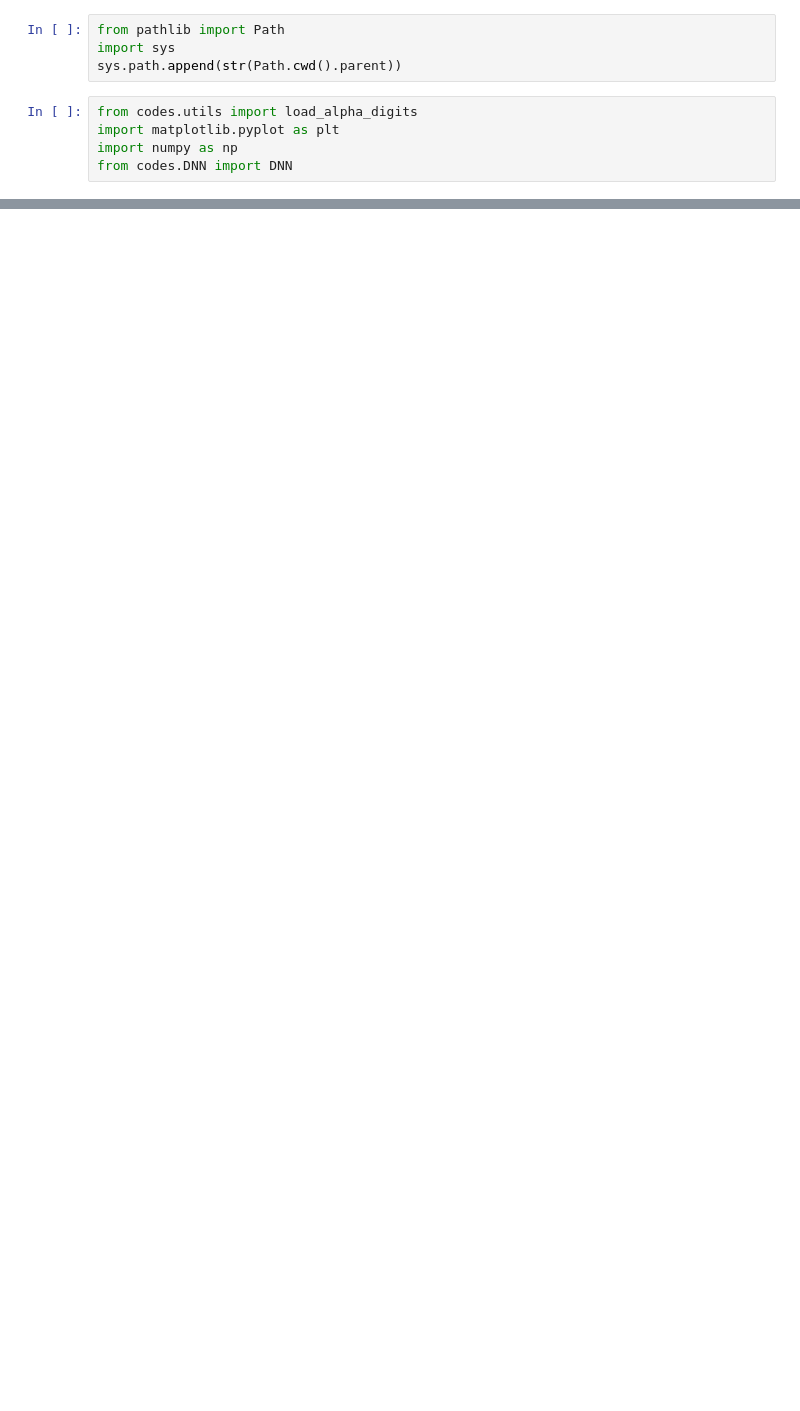
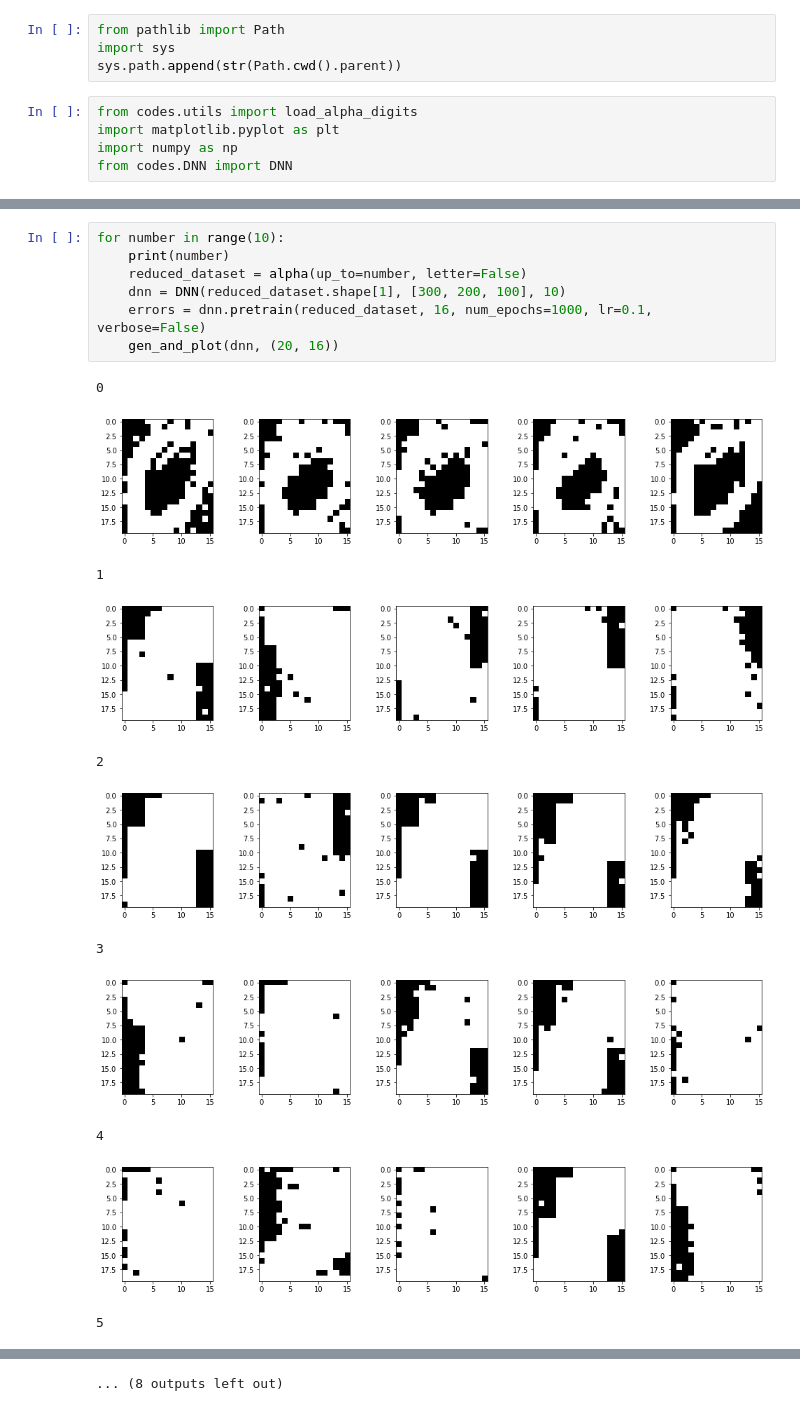
Before and after one commit to Matthieu-LORMEAU/rbm-project, a Jupyter notebook: notebooks/Test DNN alpha_digits.ipynb, the cells around one changed output, grey strips where cells are left out. Drawn from its saved outputs; the diff is of its cells as text; blank space fills up the shorter version.

```diff
--- a/notebooks/Test DNN alpha_digits.ipynb
+++ b/notebooks/Test DNN alpha_digits.ipynb
@@ -50,0 +62,19 @@ for letter in range(26):
+# %%
+for number in range(10):
+    print(number)
+    reduced_dataset = alpha(up_to=number, letter=False)
+    dnn = DNN(reduced_dataset.shape[1], [300, 200, 100], 10)
+    errors = dnn.pretrain(reduced_dataset, 16, num_epochs=1000, lr=0.1, verbose=False)
+    gen_and_plot(dnn, (20, 16))
+# %% [output]
+0
+[figure, added]
+1
+[figure, added]
+2
+[figure, added]
+3
+[figure, added]
+4
+[figure, added]
+5
@@ -51 +82,2 @@ for letter in range(26):
+... (8 outputs left out)
 # %% [markdown]
```
Also changed, not shown: parts of 18 cells of this notebook, 1 other file.
